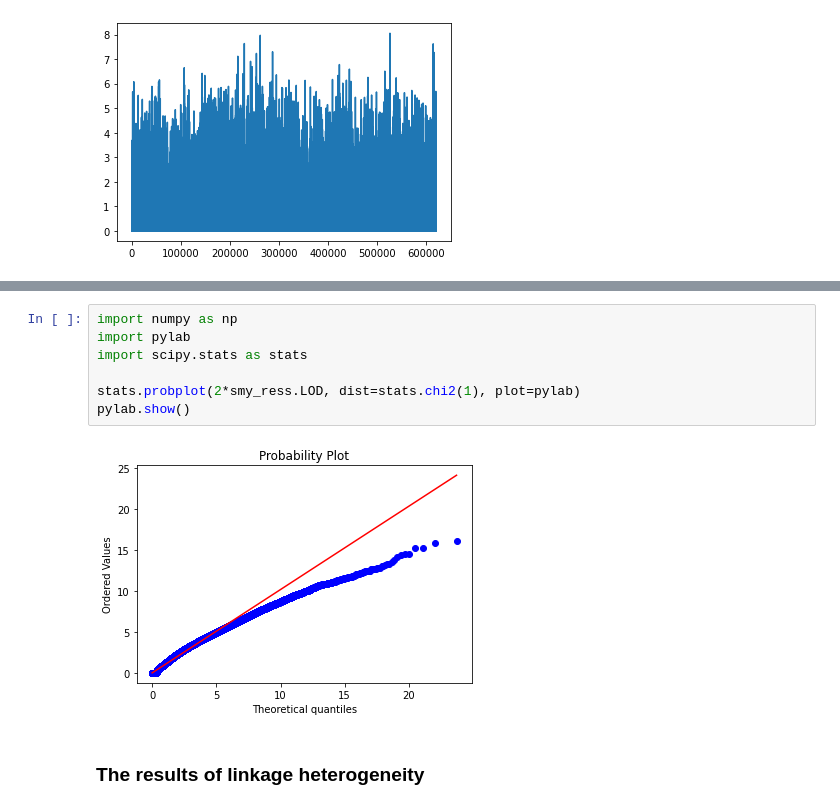
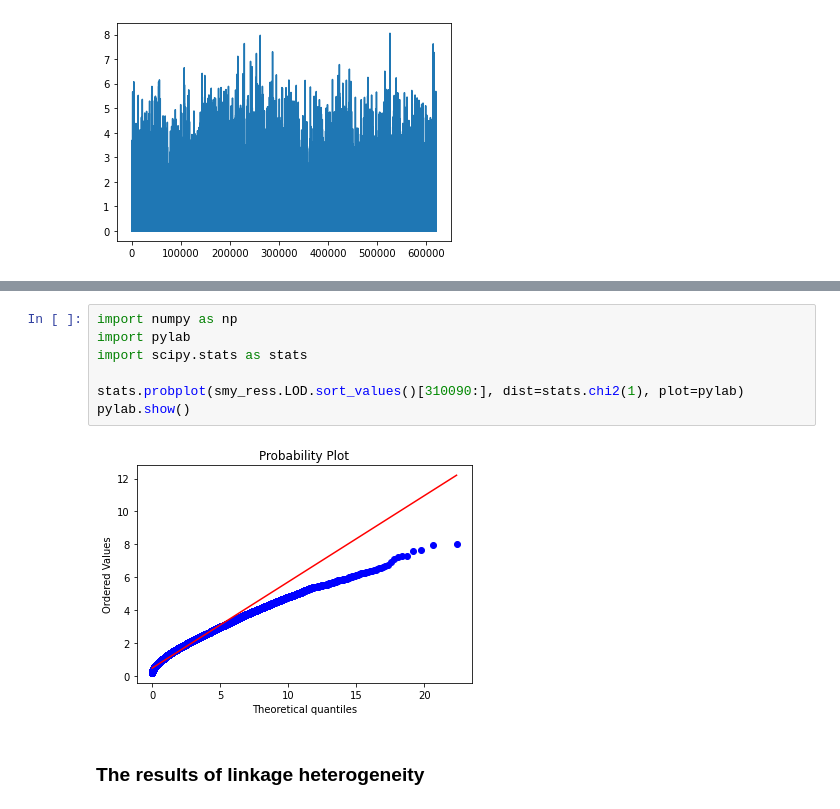
Before and after one commit to gaow/SEQLinkage, a Jupyter notebook: nbs/Result_summary_python.ipynb, the cells around one changed output, grey strips where cells are left out. Cells and saved outputs as stored; diff of their text form.

```diff
--- a/nbs/Result_summary_python.ipynb
+++ b/nbs/Result_summary_python.ipynb
@@ -248,12 +274,12 @@ smy_ress.LOD.plot()
 # %%
 import numpy as np
 import pylab
 import scipy.stats as stats
 
-stats.probplot(2*smy_ress.LOD, dist=stats.chi2(1), plot=pylab)
+stats.probplot(smy_ress.LOD.sort_values()[310090:], dist=stats.chi2(1), plot=pylab)
 pylab.show()
 # %% [output]
-[figure, old version]
+[figure, new version]
 # %% [markdown]
 ### The results of linkage heterogeneity
 # %%
```
Also changed, not shown: parts of 25 cells of this notebook, 8 other files.
